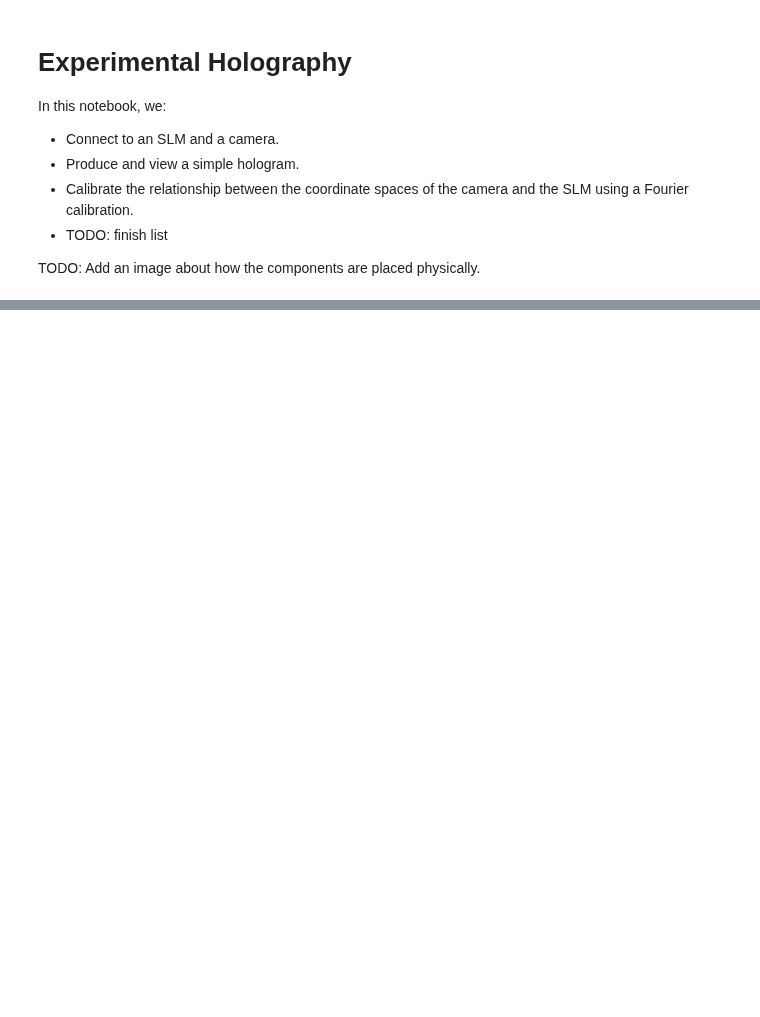
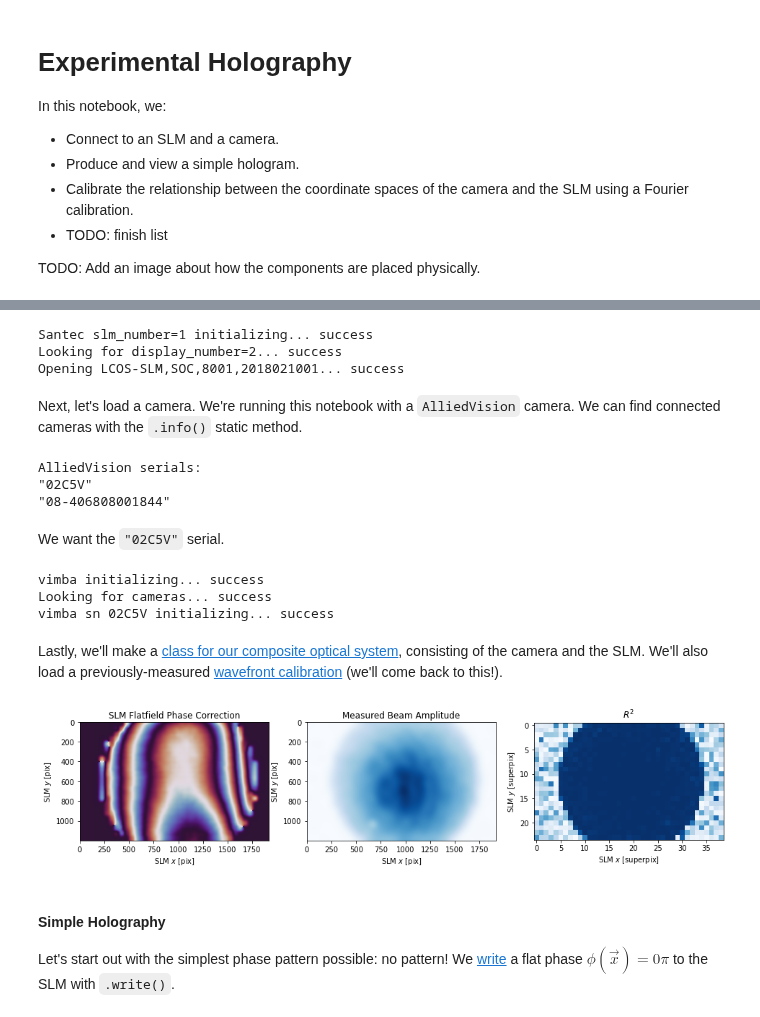
Before and after one commit to slmsuite/slmsuite-examples, a Jupyter notebook: examples/experimental_holography.ipynb, the cells around one changed output, grey strips where cells are left out. Saved outputs shown, nothing was run; the diff lists cells and outputs as text; code cells hidden in the pictures; blank space fills up the shorter version.

Commit message:
experimental_holography edits (final version?) seminar_tutorial conglomerate.

```diff
--- a/examples/experimental_holography.ipynb
+++ b/examples/experimental_holography.ipynb
@@ -146,0 +71,40 @@ fs.fourier_calibrate(array_shape=(60, 40), array_pitch=(15, 20))
+# %%
+slm = Santec(slm_number=1, display_number=2, wav_um=.633)
+# %% [output]
+Santec slm_number=1 initializing... success
+Looking for display_number=2... success
+Opening LCOS-SLM,SOC,8001,2018021001... success
+# %% [markdown]
+Next, let's load a camera. We're running this notebook with a `AlliedVision` camera. We can find connected cameras with the `.info()` static method.
+# %%
+from slmsuite.hardware.cameras.alliedvision import AlliedVision
+AlliedVision.info(verbose=True);
+# %% [output]
+AlliedVision serials:
+"02C5V"
+"08-406808001844"
+# %% [markdown]
+We want the `"02C5V"` serial.
+# %%
+cam = AlliedVision(serial="02C5V", verbose=True)
+# %% [output]
+vimba initializing... success
+Looking for cameras... success
+vimba sn 02C5V initializing... success
+# %% [markdown]
+Lastly, we'll make a [class for our composite optical system](https://slmsuite.readthedocs.io/en/latest/_autosummary/slmsuite.hardware.cameraslms.FourierSLM.html#slmsuite.hardware.cameraslms.FourierSLM),
+consisting of the camera and the SLM. We'll also load a previously-measured
+[wavefront calibration](https://slmsuite.readthedocs.io/en/latest/_autosummary/slmsuite.hardware.cameraslms.FourierSLM.html#slmsuite.hardware.cameraslms.FourierSLM.wavefront_calibrate)
+(we'll come back to this!).
+# %%
+from slmsuite.hardware.cameraslms import FourierSLM
+fs = FourierSLM(cam, slm)
+fs.load_wavefront_calibration(plot=True);    # We'll come back to this!
+# %% [output]
+[figure, added]
+# %% [markdown]
+#### Simple Holography
+
+Let's start out with the simplest phase pattern possible: no pattern! We
+[write](https://slmsuite.readthedocs.io/en/latest/_autosummary/slmsuite.hardware.slms.slm.SLM.html#slmsuite.hardware.slms.slm.SLM.write)
+a flat phase $\phi(\vec{x}) = 0\pi$ to the SLM with `.write()`.
```
Also changed, not shown: parts of 45 cells of this notebook, 6 other files.
